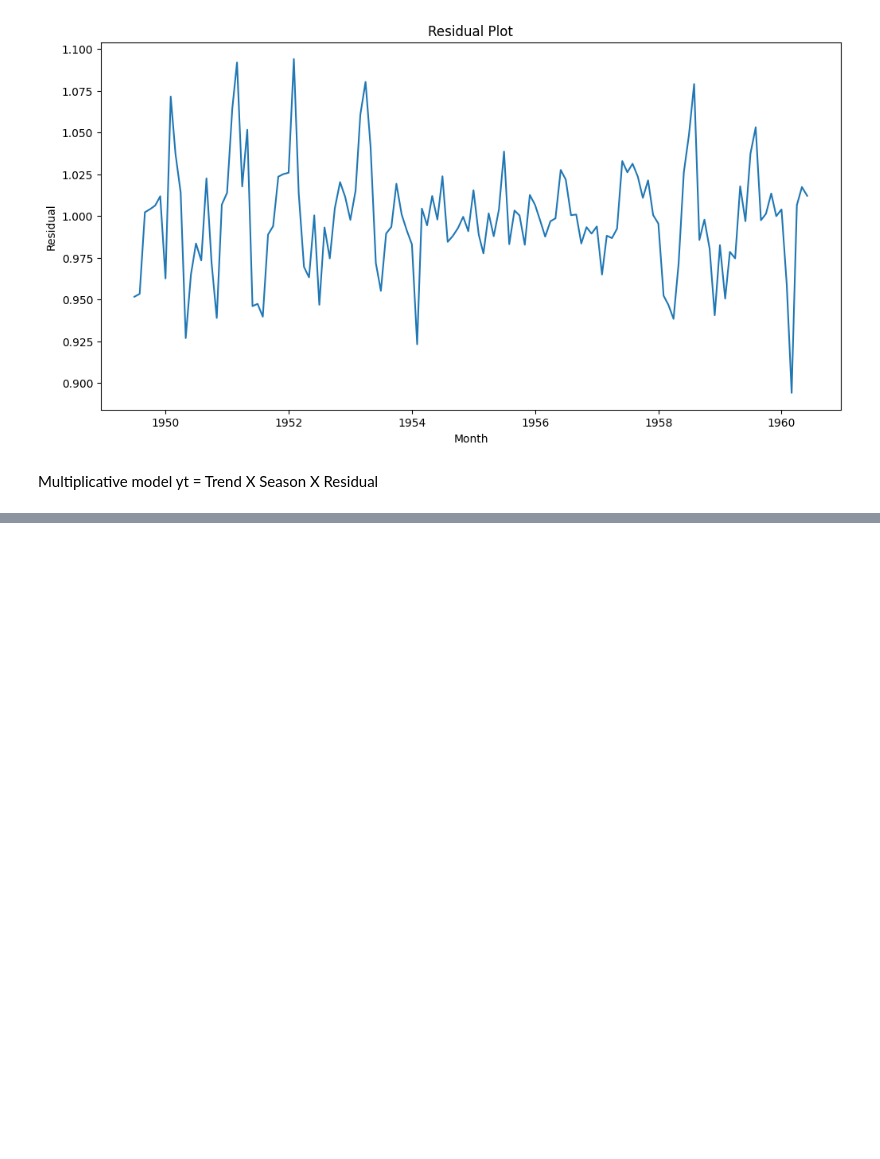
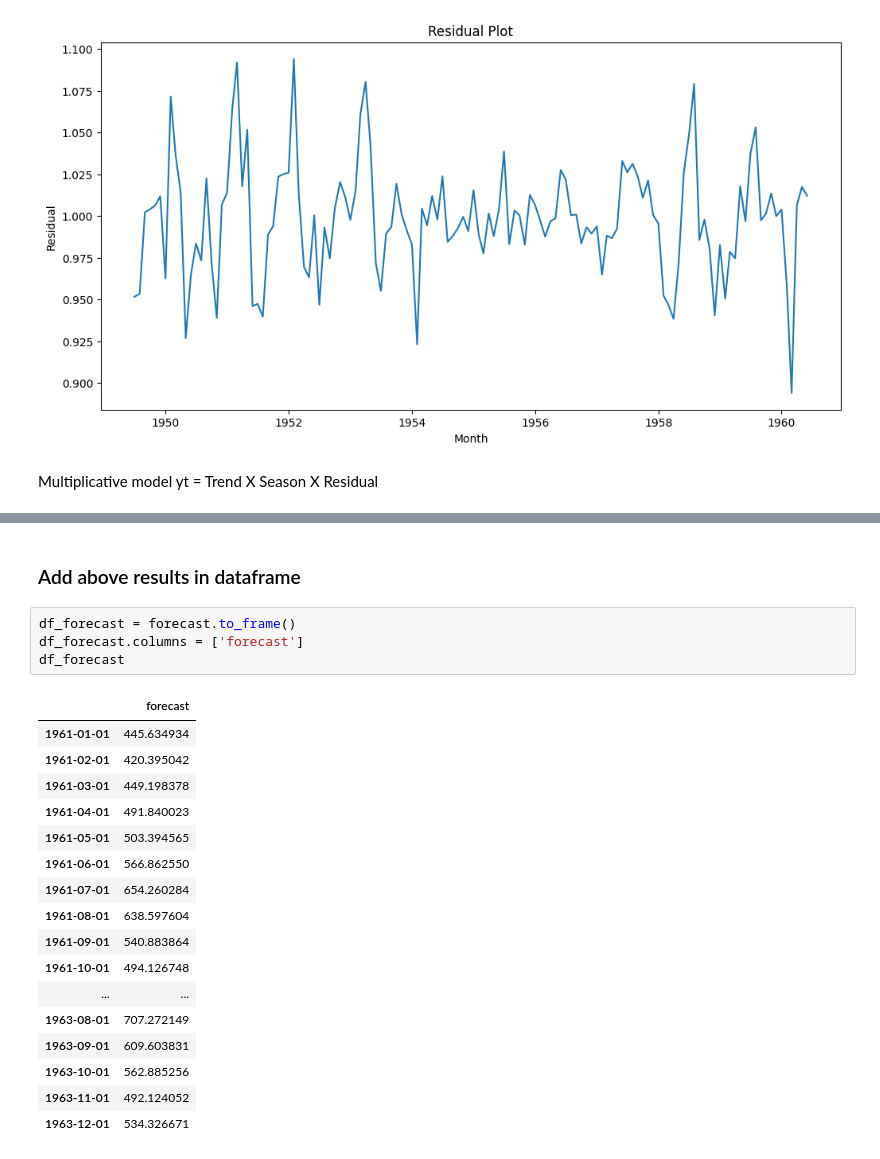
Before and after one commit to utkarshg1/VSCode_Thu_Fri_6_8pm, a Jupyter notebook: Time Series Analysis/TimeSeries.ipynb, the cells around one changed output, grey strips where cells are left out. Cells and saved outputs as stored; diff of their text form; blank space fills up the shorter version.

```diff
--- a/Time Series Analysis/TimeSeries.ipynb
+++ b/Time Series Analysis/TimeSeries.ipynb
@@ -113,0 +216,24 @@ Multiplicative model yt = Trend X Season X Residual
+# %% [markdown]
+### Add above results in dataframe
+# %%
+df_forecast = forecast.to_frame()
+df_forecast.columns = ['forecast']
+df_forecast
+# %% [output]
+|  | forecast |
+| 1961-01-01 | 445.634934 |
+| 1961-02-01 | 420.395042 |
+| 1961-03-01 | 449.198378 |
+| 1961-04-01 | 491.840023 |
+| 1961-05-01 | 503.394565 |
+| 1961-06-01 | 566.862550 |
+| 1961-07-01 | 654.260284 |
+| 1961-08-01 | 638.597604 |
+| 1961-09-01 | 540.883864 |
+| 1961-10-01 | 494.126748 |
+| ... | ... |
+| 1963-08-01 | 707.272149 |
+| 1963-09-01 | 609.603831 |
+| 1963-10-01 | 562.885256 |
+| 1963-11-01 | 492.124052 |
+| 1963-12-01 | 534.326671 |
```
Also changed, not shown: parts of 27 cells of this notebook, 1 other file.
